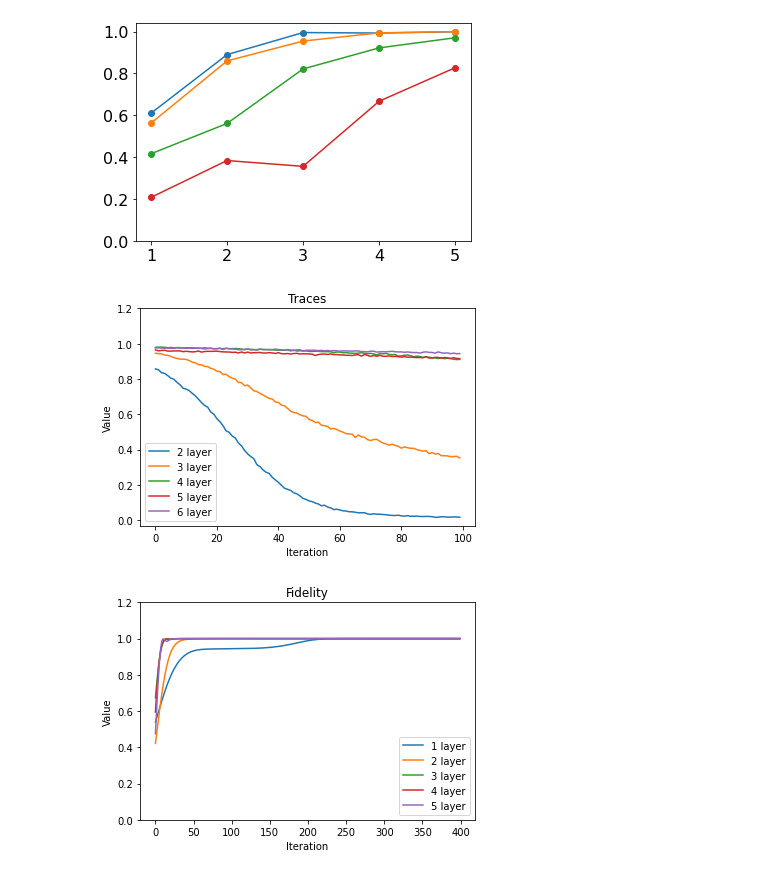
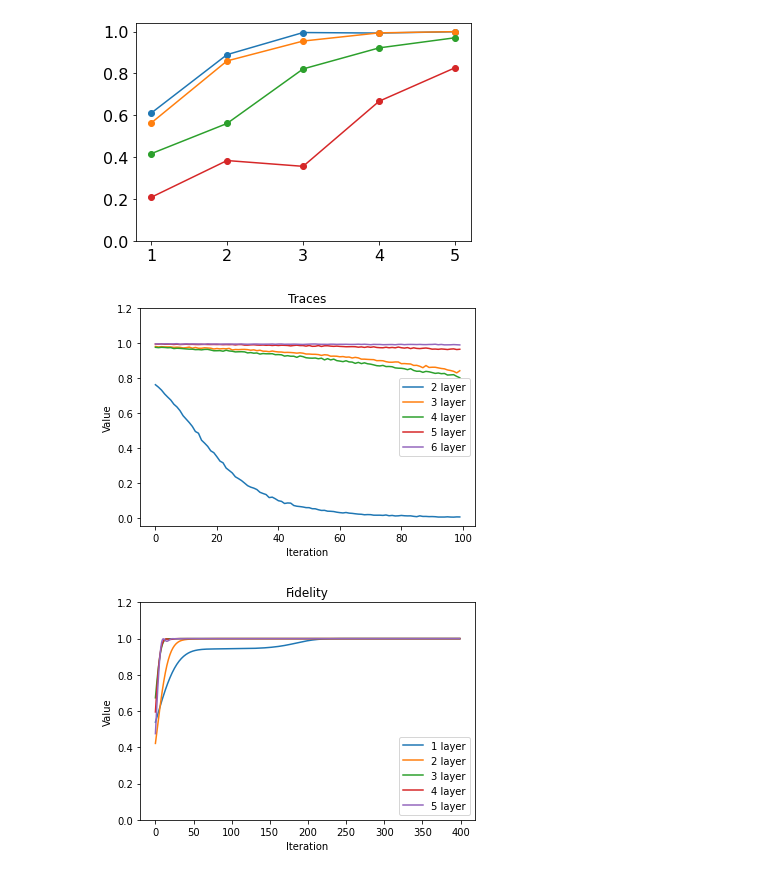
Before and after one commit to vutuanhai237/UC-VQA, a Jupyter notebook: codes/tomography/plot_compareW.ipynb, the cells around one changed output. Saved outputs shown, nothing was run; the diff lists cells and outputs as text; code cells hidden in the pictures.

```diff
--- a/codes/tomography/plot_compareW.ipynb
+++ b/codes/tomography/plot_compareW.ipynb
@@ -265,20 +265,20 @@ plt.show()
 # %%
 tracess = []
 
 for i in range(2, 7):
-    path = "../../experiments/tomography/tomography_walltoall_" + \
-        str(2) + '/' + str(i) + '/loss_values_qng.csv'
+    path = "../../experiments/tomography/tomography_walternating_" + \
+        str(3) + '/' + str(i) + '/loss_values.csv'
     loss_values = pd.read_csv(path, sep=",", header=None)
     plt.plot(loss_values[:100], label=str(i) + ' layer')
 
 plt.xlabel('Iteration')
 plt.yticks(np.arange(0, 1.4, 0.2))
 plt.ylabel('Value')
 plt.title('Traces')
 plt.legend()
 plt.show()
 # %% [output]
-[figure, old version]
+[figure, new version]
 # %%
 tracess = []
 optimizer = 'adam'
```
Also changed, not shown: 9 other files.
